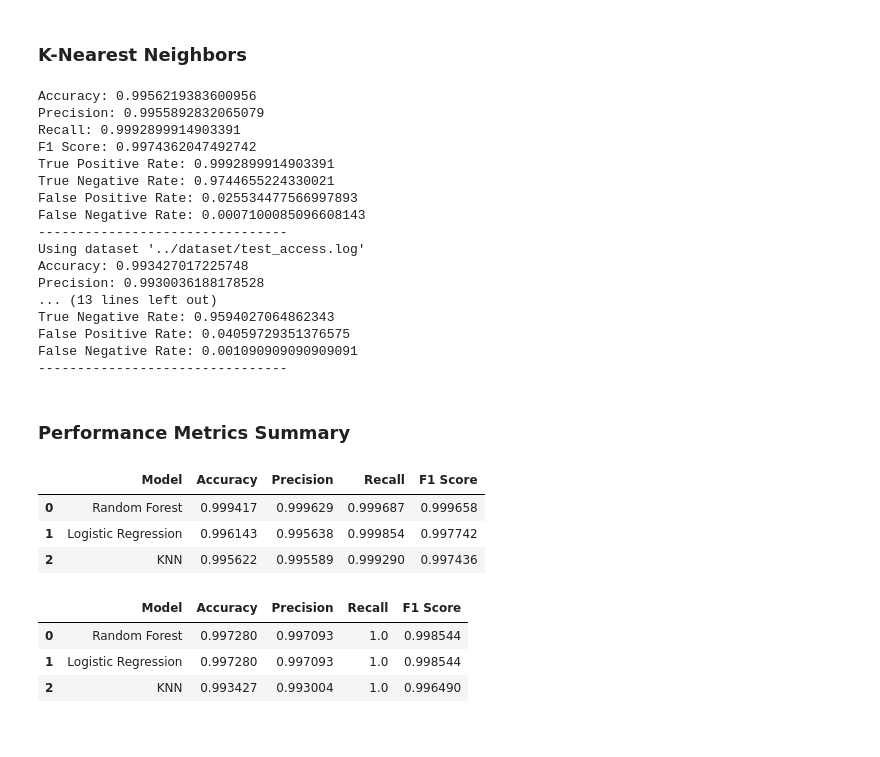
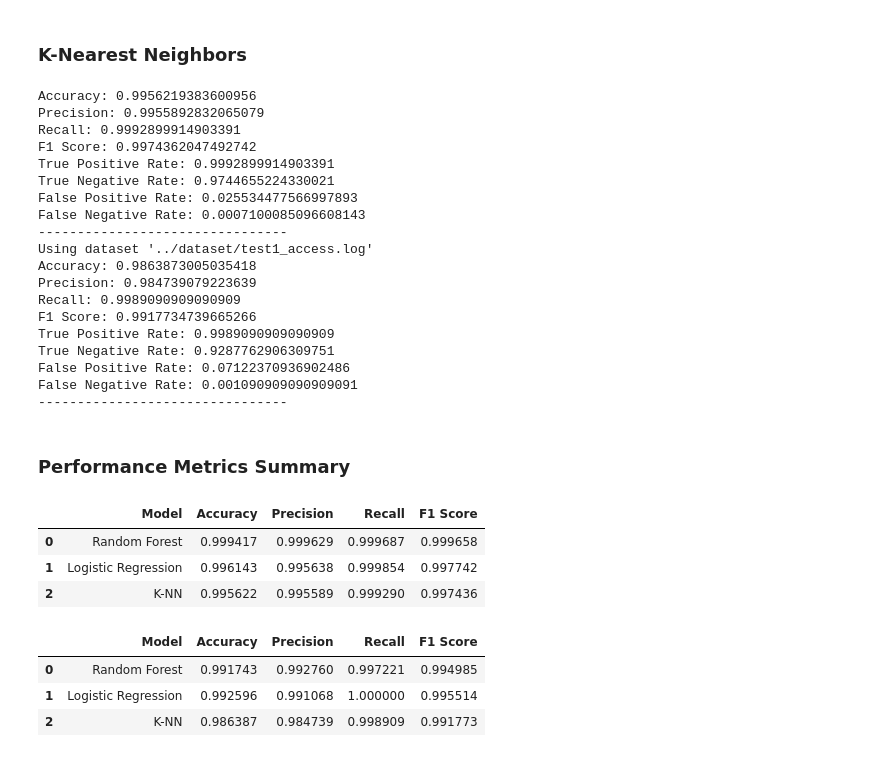
Before and after one commit to Palatiin/ddos-detection, a Jupyter notebook: ml/detection.ipynb, the cells around one changed output. Cells and saved outputs as stored; diff of their text form; code cells hidden in the pictures.

```diff
--- a/ml/detection.ipynb
+++ b/ml/detection.ipynb
@@ -274,13 +272,19 @@ False Negative Rate: 0.7091777760653464
 # %%
+# # Training
+# model_gb = GradientBoostingClassifier(n_estimators=28, random_state=42)
+# model_gb.fit(X, y)
+
+# # Testing
+# model_gb_performance_train = predict_and_evaluate(model_gb, X, y)
+# print("--------------------------------")
+
+# model_gb_performance_test1 = prepare_and_test(model_gb, "../dataset/test1_access.log")
 # Training
-model_gb = GradientBoostingClassifier(n_estimators=28, random_state=42)
-model_gb.fit(X, y)
+knn = KNeighborsClassifier(n_neighbors=3)
+knn.fit(X, y)
 
 # Testing
-model_gb_performance_train = predict_and_evaluate(model_gb, X, y)
+model_knn_performance_train = predict_and_evaluate(knn, X, y)
 print("--------------------------------")
-
-model_gb_performance_test = prepare_and_test(model_gb, "../dataset/test_access.log")
-
-model_gb_performance_test1 = prepare_and_test(model_gb, "../dataset/test1_access.log")
+model_knn_performance_test1 = prepare_and_test(knn, "../dataset/test1_access.log")
 # %% [output]
@@ -600,14 +580,13 @@ False Negative Rate: 0.0
 ### K-Nearest Neighbors
 # %%
 # Training
-knn = KNeighborsClassifier(n_neighbors=3)
-knn.fit(X, y)
+knn_tw = KNeighborsClassifier(n_neighbors=3)
+knn_tw.fit(X, y)
 
 # Testing
-model_knn_tw_performance_train = predict_and_evaluate(knn, X, y)
+model_knn_tw_performance_train = predict_and_evaluate(knn_tw, X, y)
 print("--------------------------------")
-model_knn_tw_performance_test = prepare_and_test_tw(knn, "../dataset/test_access.log")
-model_knn_tw_performance_test1 = prepare_and_test_tw(knn, "../dataset/test1_access.log")
+model_knn_tw_performance_test1 = prepare_and_test_tw(knn_tw, "../dataset/test1_access.log")
 # %% [output]
 Accuracy: 0.9956219383600956
 Precision: 0.9955892832065079
@@ -618,19 +597,21 @@ True Negative Rate: 0.9744655224330021
 False Positive Rate: 0.025534477566997893
 False Negative Rate: 0.0007100085096608143
 --------------------------------
-Using dataset '../dataset/test_access.log'
-Accuracy: 0.993427017225748
-Precision: 0.9930036188178528
-... (13 lines left out)
-True Negative Rate: 0.9594027064862343
-False Positive Rate: 0.04059729351376575
+Using dataset '../dataset/test1_access.log'
+Accuracy: 0.9863873005035418
+Precision: 0.984739079223639
+Recall: 0.9989090909090909
+F1 Score: 0.9917734739665266
+True Positive Rate: 0.9989090909090909
+True Negative Rate: 0.9287762906309751
+False Positive Rate: 0.07122370936902486
 False Negative Rate: 0.001090909090909091
 --------------------------------
 # %% [markdown]
 ### Performance Metrics Summary
 # %%
 model_tw_performance_table_train = pd.DataFrame({
-    "Model": ["Random Forest", "Logistic Regression", "KNN"],
+    "Model": ["Random Forest", "Logistic Regression", "K-NN"],
     "Accuracy": [model_rf_tw_performance_train["accuracy"], model_lr_tw_performance_train["accuracy"], model_knn_tw_performance_train["accuracy"]],
     "Precision": [model_rf_tw_performance_train["precision"], model_lr_tw_performance_train["precision"], model_knn_tw_performance_train["precision"]],
     "Recall": [model_rf_tw_performance_train["recall"], model_lr_tw_performance_train["recall"], model_knn_tw_performance_train["recall"]],
@@ -642,18 +623,18 @@ model_tw_performance_table_train
 |  | Model | Accuracy | Precision | Recall | F1 Score |
 | 0 | Random Forest | 0.999417 | 0.999629 | 0.999687 | 0.999658 |
 | 1 | Logistic Regression | 0.996143 | 0.995638 | 0.999854 | 0.997742 |
-| 2 | KNN | 0.995622 | 0.995589 | 0.999290 | 0.997436 |
+| 2 | K-NN | 0.995622 | 0.995589 | 0.999290 | 0.997436 |
 # %%
-model_tw_performance_table_test = pd.DataFrame({
-    "Model": ["Random Forest", "Logistic Regression", "KNN"],
-    "Accuracy": [model_rf_tw_performance_test["accuracy"], model_lr_tw_performance_test["accuracy"], model_knn_tw_performance_test["accuracy"]],
-    "Precision": [model_rf_tw_performance_test["precision"], model_lr_tw_performance_test["precision"], model_knn_tw_performance_test["precision"]],
-    "Recall": [model_rf_tw_performance_test["recall"], model_lr_tw_performance_test["recall"], model_knn_tw_performance_test["recall"]],
-    "F1 Score": [model_rf_tw_performance_test["f1"], model_lr_tw_performance_test["f1"], model_knn_tw_performance_test["f1"]]
+model_tw_performance_table_test1 = pd.DataFrame({
+    "Model": ["Random Forest", "Logistic Regression", "K-NN"],
+    "Accuracy": [model_rf_tw_performance_test1["accuracy"], model_lr_tw_performance_test1["accuracy"], model_knn_tw_performance_test1["accuracy"]],
+    "Precision": [model_rf_tw_performance_test1["precision"], model_lr_tw_performance_test1["precision"], model_knn_tw_performance_test1["precision"]],
+    "Recall": [model_rf_tw_performance_test1["recall"], model_lr_tw_performance_test1["recall"], model_knn_tw_performance_test1["recall"]],
+    "F1 Score": [model_rf_tw_performance_test1["f1"], model_lr_tw_performance_test1["f1"], model_knn_tw_performance_test1["f1"]]
 })
-model_tw_performance_table_test
+model_tw_performance_table_test1
 # %% [output]
 |  | Model | Accuracy | Precision | Recall | F1 Score |
-| 0 | Random Forest | 0.997280 | 0.997093 | 1.0 | 0.998544 |
-| 1 | Logistic Regression | 0.997280 | 0.997093 | 1.0 | 0.998544 |
-| 2 | KNN | 0.993427 | 0.993004 | 1.0 | 0.996490 |
+| 0 | Random Forest | 0.991743 | 0.992760 | 0.997221 | 0.994985 |
+| 1 | Logistic Regression | 0.992596 | 0.991068 | 1.000000 | 0.995514 |
+| 2 | K-NN | 0.986387 | 0.984739 | 0.998909 | 0.991773 |
```
Also changed, not shown: parts of 16 cells of this notebook, 9 other files.
